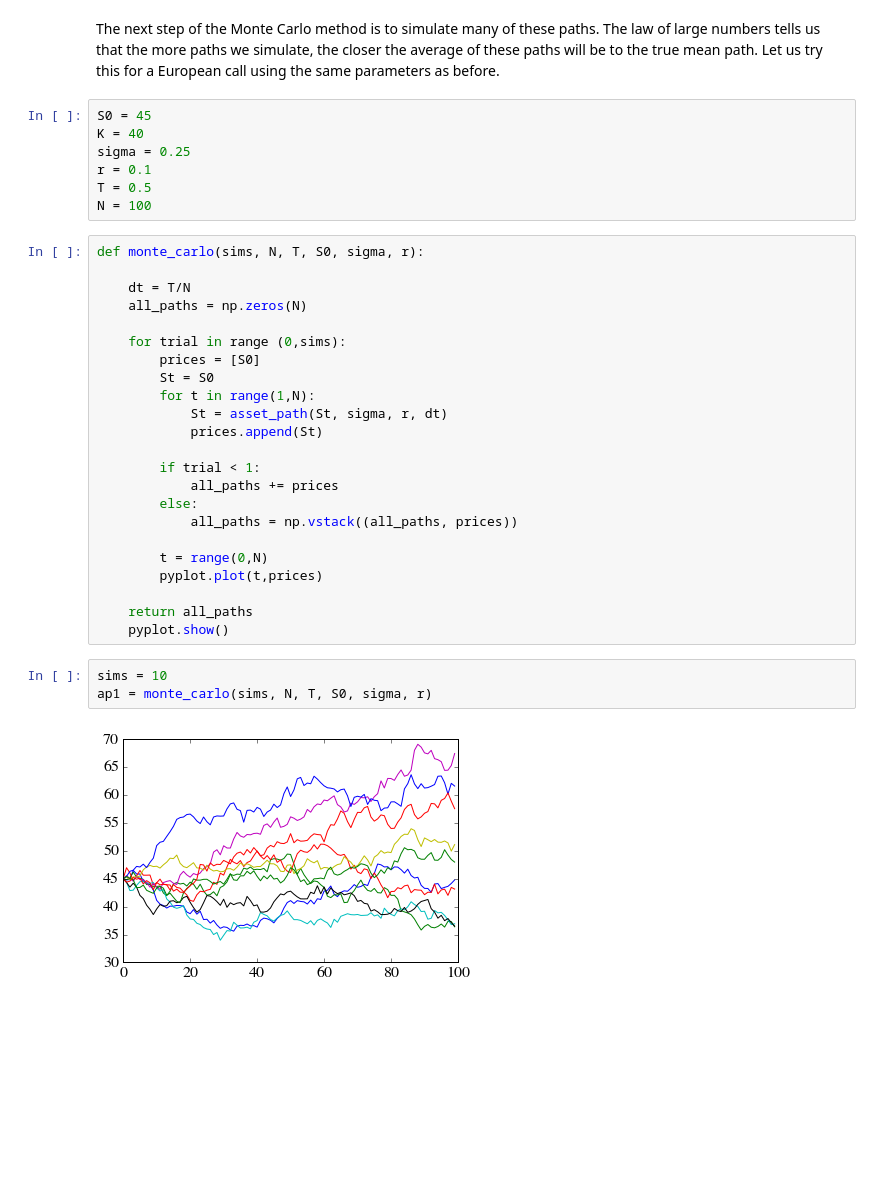
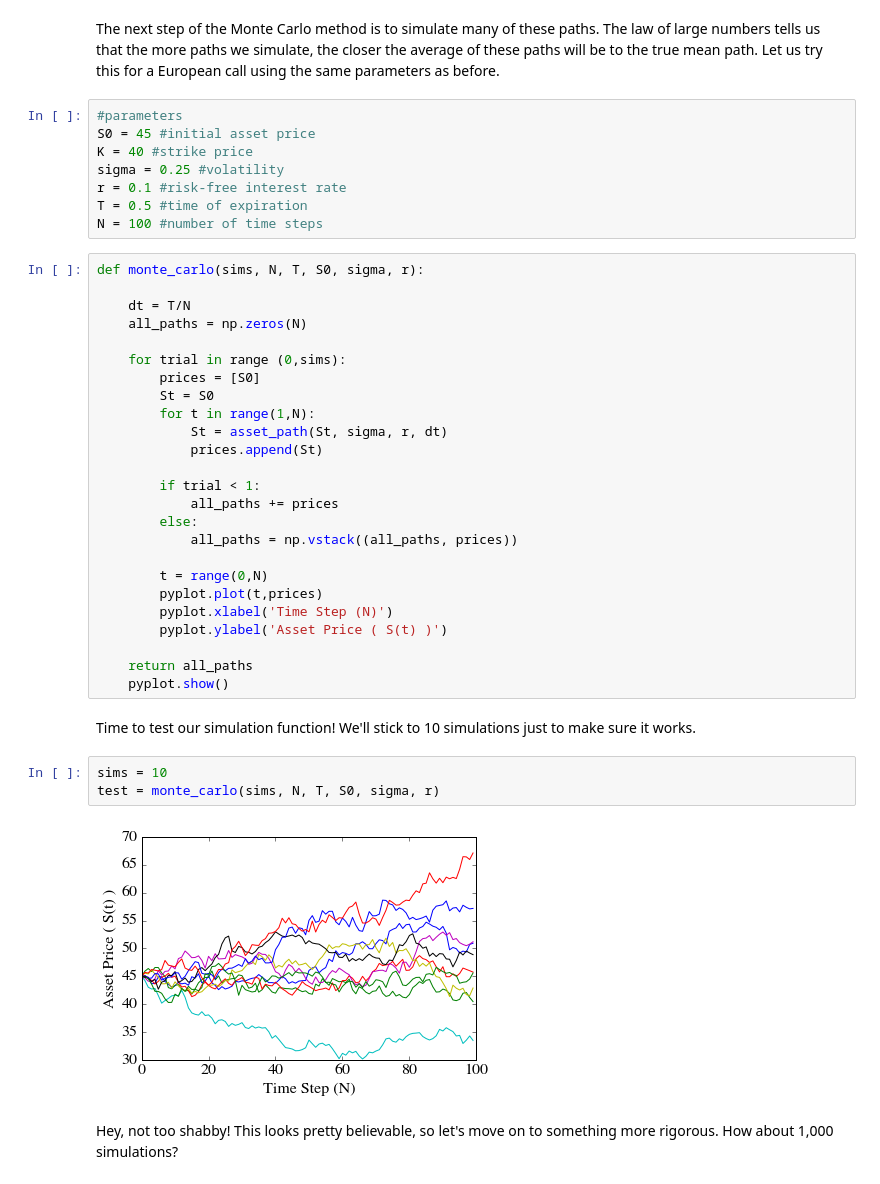
Before and after one commit to croberts94/MAE6286, a Jupyter notebook: ConnorRoberts_MAE6286_Final Project/Final Project.ipynb, the cells around one changed output. Saved outputs shown, nothing was run; the diff lists cells and outputs as text; blank space fills up the shorter version.

```diff
--- a/ConnorRoberts_MAE6286_Final Project/Final Project.ipynb
+++ b/ConnorRoberts_MAE6286_Final Project/Final Project.ipynb
@@ -308,12 +308,13 @@ def asset_path(St, sigma, r, dt):
 # %% [markdown]
 The next step of the Monte Carlo method is to simulate many of these paths.  The law of large numbers tells us that the more paths we simulate, the closer the average of these paths will be to the true mean path. Let us try this for a European call using the same parameters as before.
 # %%
-S0 = 45
-K = 40
-sigma = 0.25
-r = 0.1
-T = 0.5
-N = 100
+#parameters
+S0 = 45 #initial asset price
+K = 40 #strike price
+sigma = 0.25 #volatility
+r = 0.1 #risk-free interest rate
+T = 0.5 #time of expiration
+N = 100 #number of time steps
 # %%
 def monte_carlo(sims, N, T, S0, sigma, r):
 
@@ -334,14 +335,20 @@ def monte_carlo(sims, N, T, S0, sigma, r):
 
         t = range(0,N)
         pyplot.plot(t,prices)
+        pyplot.xlabel('Time Step (N)')
+        pyplot.ylabel('Asset Price ( S(t) )')
 
     return all_paths
     pyplot.show()
+# %% [markdown]
+Time to test our simulation function! We'll stick to 10 simulations just to make sure it works.
 # %%
 sims = 10
-ap1 = monte_carlo(sims, N, T, S0, sigma, r)
+test = monte_carlo(sims, N, T, S0, sigma, r)
 # %% [output]
-[figure, old version]
+[figure, new version]
+# %% [markdown]
+Hey, not too shabby!  This looks pretty believable, so let's move on to something more rigorous. How about 1,000 simulations?
 # %%
 sims = 1000
 MC_sim = monte_carlo(sims, N, T, S0, sigma, r)
```
Also changed, not shown: parts of 14 cells of this notebook.
